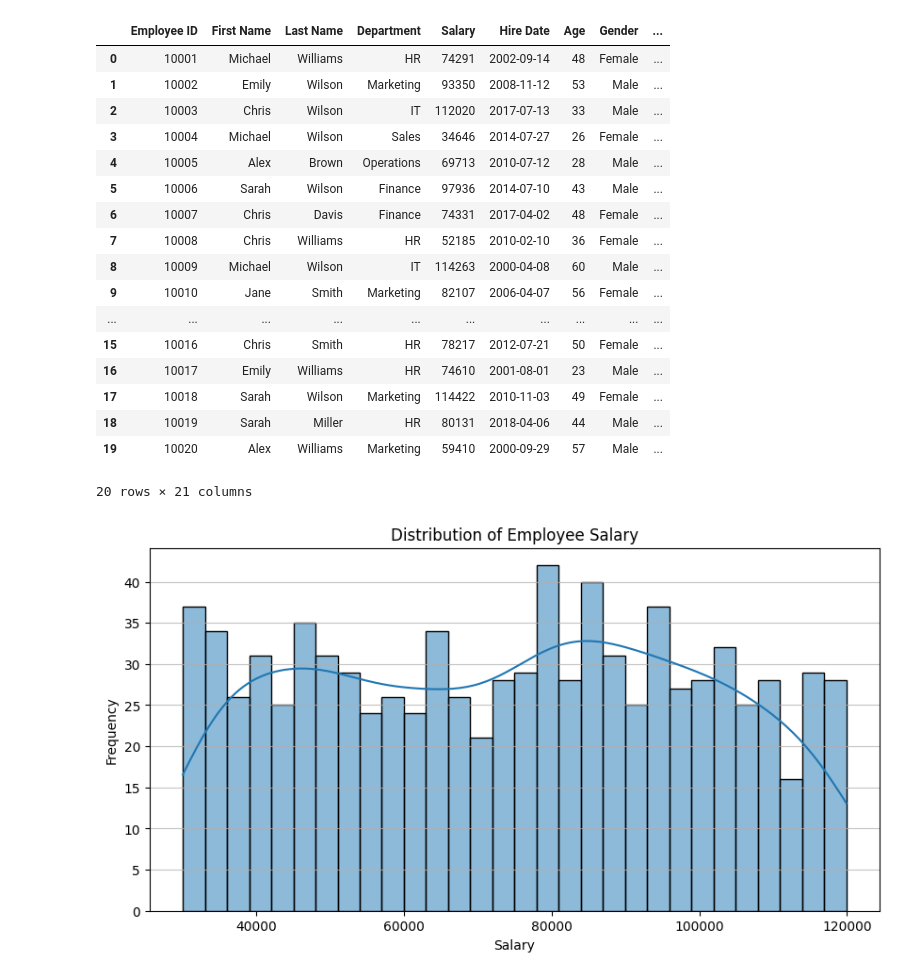
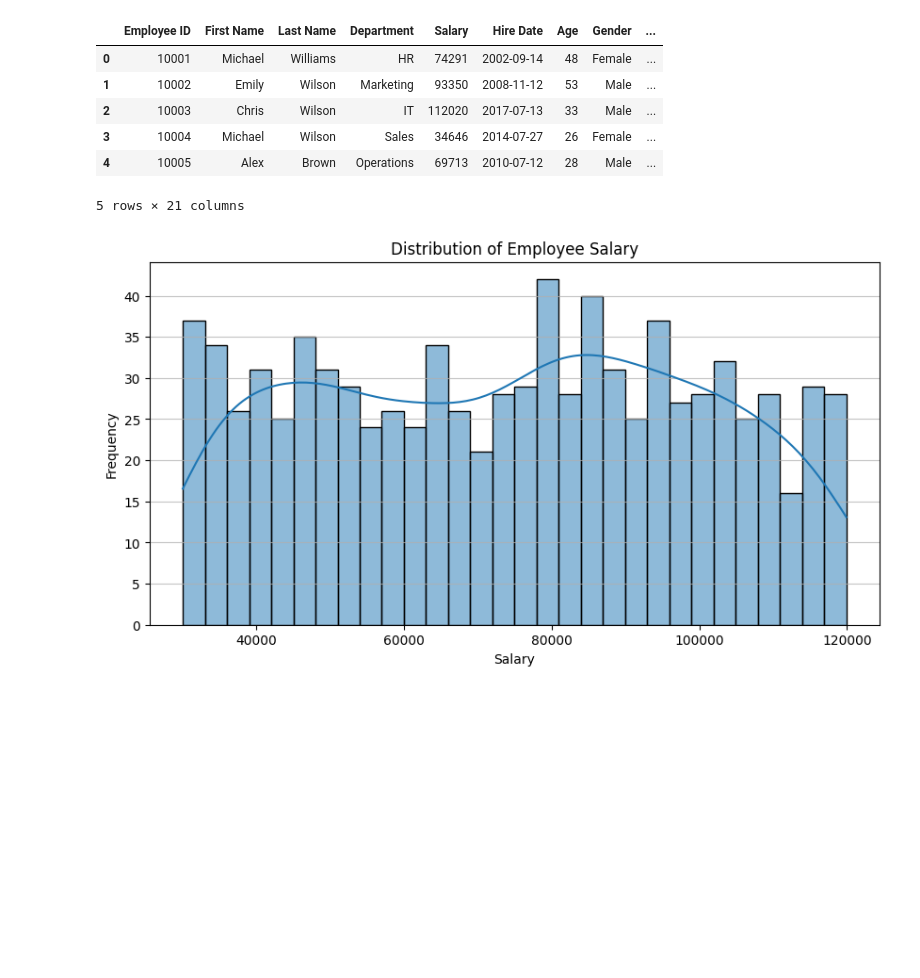
Before and after one commit to IanWach/LuxDevTraining, a Jupyter notebook: Class_practice.ipynb, the cells around one changed output. Cells and saved outputs as stored; diff of their text form; code cells hidden in the pictures; blank space fills up the shorter version.

```diff
--- a/Class_practice.ipynb
+++ b/Class_practice.ipynb
@@ -18,28 +18,17 @@ Saving HR Dataset(Used for practise in class).xlsx to HR Dataset(Used for practi
 # %%
 import pandas as pd # Import pandas for data handling
 # Read the uploaded Excel file 'HR Dataset(Used for practise in class).xlsx' into a pandas DataFrame
 df = pd.read_excel('HR Dataset(Used for practise in class).xlsx')
 # Display the first 20 rows of the DataFrame to inspect its structure and initial data
-display(df.head(20))
+display(df.head())
 # %% [output]
 |  | Employee ID | First Name | Last Name | Department | Salary | Hire Date | Age | Gender | ... |
 | 0 | 10001 | Michael | Williams | HR | 74291 | 2002-09-14 | 48 | Female | ... |
 | 1 | 10002 | Emily | Wilson | Marketing | 93350 | 2008-11-12 | 53 | Male | ... |
 | 2 | 10003 | Chris | Wilson | IT | 112020 | 2017-07-13 | 33 | Male | ... |
 | 3 | 10004 | Michael | Wilson | Sales | 34646 | 2014-07-27 | 26 | Female | ... |
 | 4 | 10005 | Alex | Brown | Operations | 69713 | 2010-07-12 | 28 | Male | ... |
-| 5 | 10006 | Sarah | Wilson | Finance | 97936 | 2014-07-10 | 43 | Male | ... |
-| 6 | 10007 | Chris | Davis | Finance | 74331 | 2017-04-02 | 48 | Female | ... |
-| 7 | 10008 | Chris | Williams | HR | 52185 | 2010-02-10 | 36 | Female | ... |
-| 8 | 10009 | Michael | Wilson | IT | 114263 | 2000-04-08 | 60 | Male | ... |
-| 9 | 10010 | Jane | Smith | Marketing | 82107 | 2006-04-07 | 56 | Female | ... |
-| ... | ... | ... | ... | ... | ... | ... | ... | ... | ... |
-| 15 | 10016 | Chris | Smith | HR | 78217 | 2012-07-21 | 50 | Female | ... |
-| 16 | 10017 | Emily | Williams | HR | 74610 | 2001-08-01 | 23 | Male | ... |
-| 17 | 10018 | Sarah | Wilson | Marketing | 114422 | 2010-11-03 | 49 | Female | ... |
-| 18 | 10019 | Sarah | Miller | HR | 80131 | 2018-04-06 | 44 | Male | ... |
-| 19 | 10020 | Alex | Williams | Marketing | 59410 | 2000-09-29 | 57 | Male | ... |
-20 rows × 21 columns
+5 rows × 21 columns
 # %%
 # Create a new figure for the plot with a specified size for better visualization
 plt.figure(figsize=(10, 5))
```
Also changed, not shown: parts of 4 cells of this notebook.
